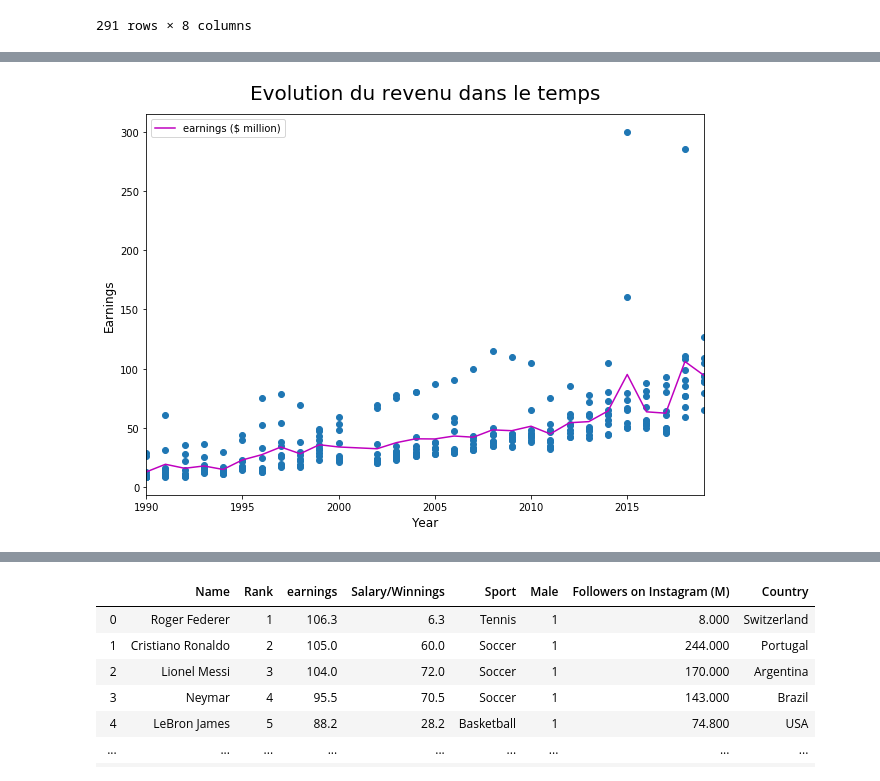
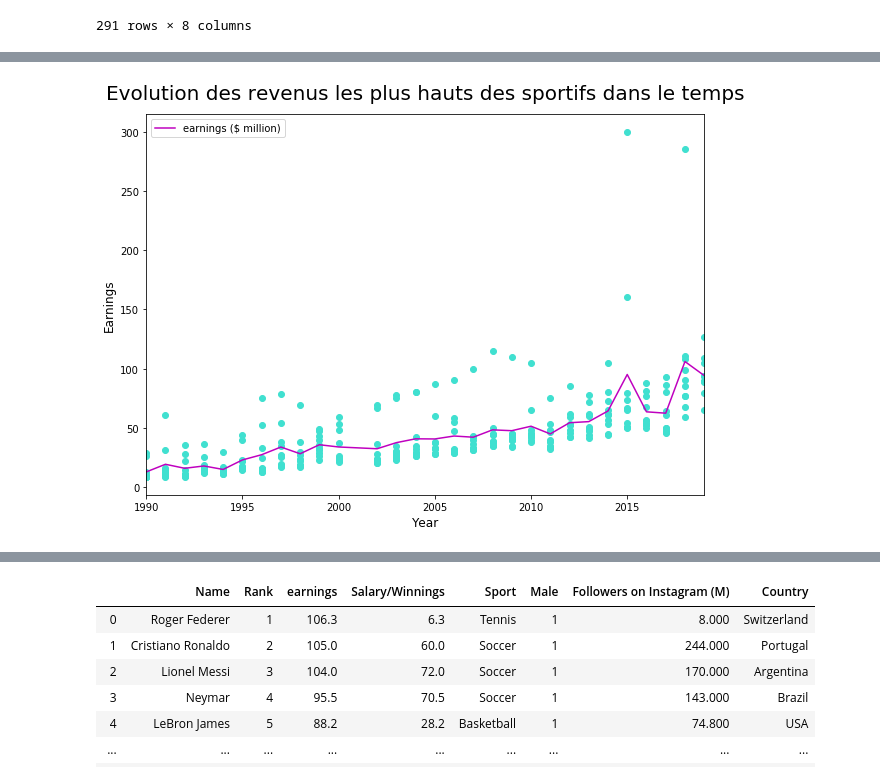
Before and after one commit to ClemenceMillet/Projet_Sportifs, a Jupyter notebook: Sportifs_Forbes (1).ipynb, the cells around one changed output, grey strips where cells are left out. Drawn from its saved outputs; the diff is of its cells as text; code cells hidden in the pictures.

```diff
--- a/Sportifs_Forbes (1).ipynb
+++ b/Sportifs_Forbes (1).ipynb
@@ -79,11 +89,13 @@ dtype: int64
 # %%
+#Traçons le graphe de l'évolution du revenu des joueurs dans le temps
+
 plt.figure(figsize=(10,7))
-plt.scatter(df_ev['Year'],df_ev['earnings ($ million)'])
-plt.title('Evolution du revenu dans le temps', fontsize=20, pad=15)
+plt.scatter(df_ev['Year'],df_ev['earnings ($ million)'], color='turquoise')
+plt.title('Evolution des revenus les plus hauts des sportifs dans le temps', fontsize=20, pad=15)
 plt.xlabel('Year', fontsize=12)
 plt.ylabel('Earnings', fontsize=12)
-df_ev.groupby('Year').mean()['earnings ($ million)'].plot(color='m')
-plt.legend()
+df_ev.groupby('Year').mean()['earnings ($ million)'].plot(color='m') #On ajoute la droite des revenus moyens par année
+plt.legend(frameon=True)
 plt.show()
 # %% [output]
-[figure, old version]
+[figure, new version]
```
Also changed, not shown: parts of 25 cells of this notebook.
